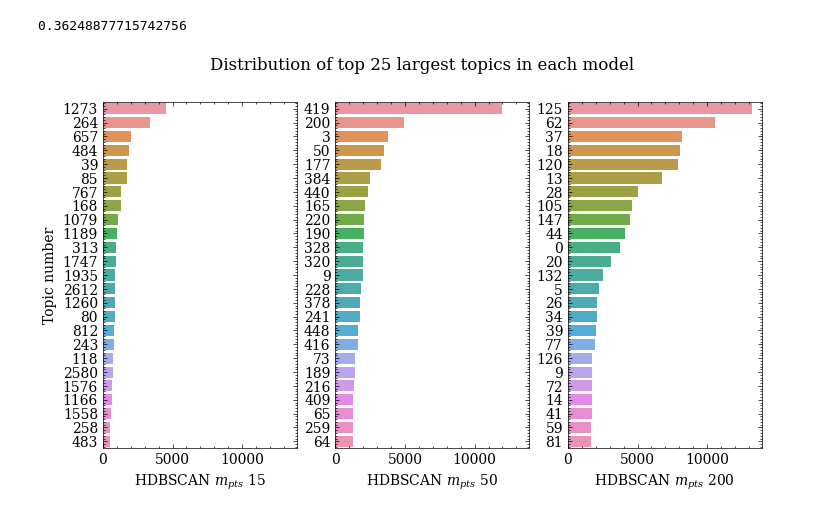
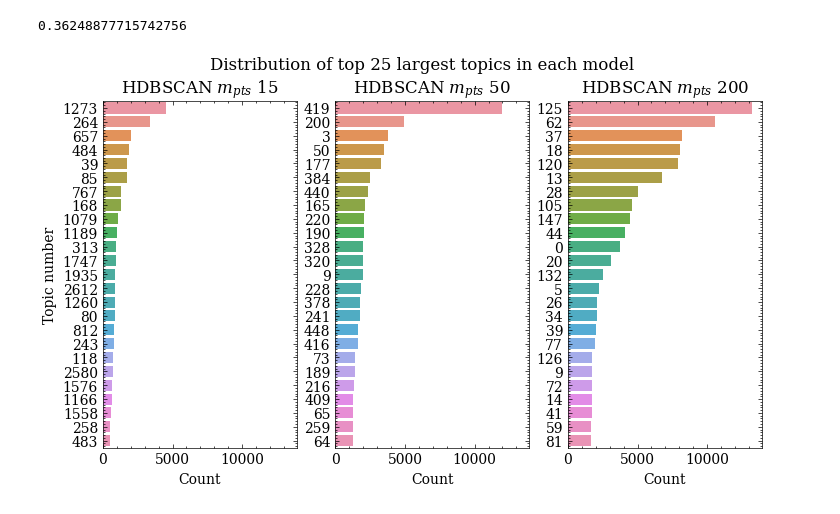
Before and after one commit to OskarMunck/Thesis, a Jupyter notebook: 3b.visualise_clusters.ipynb, the cells around one changed output. Saved outputs shown, nothing was run; the diff lists cells and outputs as text; code cells hidden in the pictures.

```diff
--- a/3b.visualise_clusters.ipynb
+++ b/3b.visualise_clusters.ipynb
@@ -151,30 +151,33 @@ silhouette_score(mpts200_noout.values, mpts200_noout.index)
 # %%
 # plot topic distributions of all models
 hdbscan_df = pd.DataFrame({'cluster_label_15':hdbscan_15.labels_,
                            'cluster_label_50':hdbscan_50.labels_,
                            'cluster_label_200':hdbscan_200.labels_})
 
 # HDBSCAN results dataframe without outliers
 hdbscan_df_noout15 = hdbscan_df[hdbscan_df.cluster_label_15 != -1]
 hdbscan_df_noout50 = hdbscan_df[hdbscan_df.cluster_label_50 != -1]
 hdbscan_df_noout200 = hdbscan_df[hdbscan_df.cluster_label_200 != -1]
 
-#Get top 20 values
+#Get top 25 values
 top_clusters15 = hdbscan_df_noout15.cluster_label_15.value_counts().head(25)
 top_clusters50 = hdbscan_df_noout50.cluster_label_50.value_counts().head(25)
 top_clusters200 = hdbscan_df_noout200.cluster_label_200.value_counts().head(25)
 
 fig, axs = plt.subplots(1,3, figsize=(8.5, 4.5), sharex=True)
 
 sns.barplot(x=top_clusters15.values, y=top_clusters15.index, orient='h', order=top_clusters15.index, ax=axs[0])
 sns.barplot(x=top_clusters50.values, y=top_clusters50.index, orient='h', order=top_clusters50.index, ax=axs[1])
 sns.barplot(x=top_clusters200.values, y=top_clusters200.index, orient='h', order=top_clusters200.index, ax=axs[2])
 axs[0].set_ylabel('Topic number')
-axs[0].set_xlabel("HDBSCAN $m_{pts}$ 15")
-axs[1].set_xlabel("HDBSCAN $m_{pts}$ 50")
-axs[2].set_xlabel("HDBSCAN $m_{pts}$ 200")
+axs[0].set_title("HDBSCAN $m_{pts}$ 15")
+axs[1].set_title("HDBSCAN $m_{pts}$ 50")
+axs[2].set_title("HDBSCAN $m_{pts}$ 200")
+axs[0].set_xlabel('Count')
+axs[1].set_xlabel('Count')
+axs[2].set_xlabel('Count')
 fig.suptitle('Distribution of top 25 largest topics in each model')
 
 plt.show()
 # %% [output]
-[figure, old version]
+[figure, new version]
```
Also changed, not shown: 1 other file.
